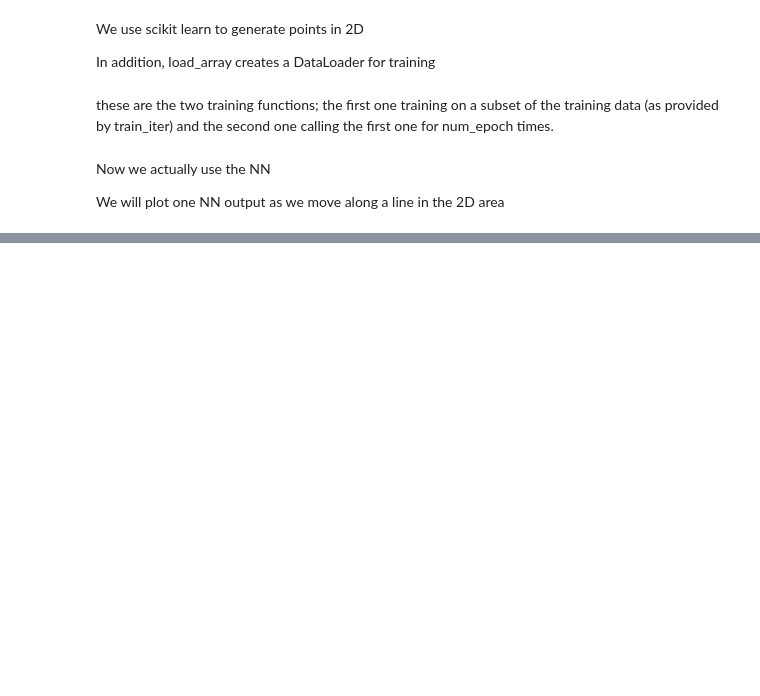
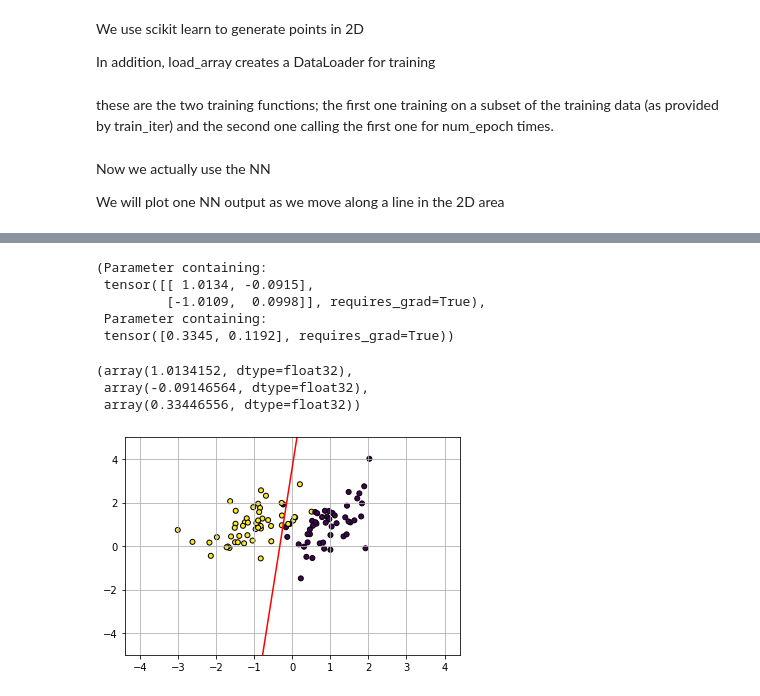
Before and after one commit to ClemensFMN/PythonStuff, a Jupyter notebook: ML/pytorch/BinaryClassification_01.ipynb, the cells around one changed output, grey strips where cells are left out. Drawn from its saved outputs; the diff is of its cells as text; code cells hidden in the pictures; blank space fills up the shorter version.

```diff
--- a/ML/pytorch/BinaryClassification_01.ipynb
+++ b/ML/pytorch/BinaryClassification_01.ipynb
@@ -116,0 +140,33 @@ plt.grid(True)
+# %%
+net[0].weight, net[0].bias
+# %% [output]
+(Parameter containing:
+ tensor([[ 1.0134, -0.0915],
+         [-1.0109,  0.0998]], requires_grad=True),
+ Parameter containing:
+ tensor([0.3345, 0.1192], requires_grad=True))
+# %%
+w11 = net[0].weight[0,0].detach().numpy()
+w12 = net[0].weight[0,1].detach().numpy()
+b1 = net[0].bias[0].detach().numpy()
+
+w11, w12, b1
+# %% [output]
+(array(1.0134152, dtype=float32),
+ array(-0.09146564, dtype=float32),
+ array(0.33446556, dtype=float32))
+# %%
+yborder = -1/w12*(b1 + w11*xpred.numpy())
+
+fig, ax = plt.subplots()
+
+# let's plot the data
+plt.scatter(f[:, 0], f[:, 1], marker='o', c=l, s=25, edgecolor='k')
+# and the line along we plot the NN output
+ax.plot(xpred, yborder, c='r')
+
+plt.grid()
+ax.set_ylim(-5,5)
+plt.show()
+# %% [output]
+[figure, added]
```
Also changed, not shown: parts of 5 cells of this notebook, 3 other files.
